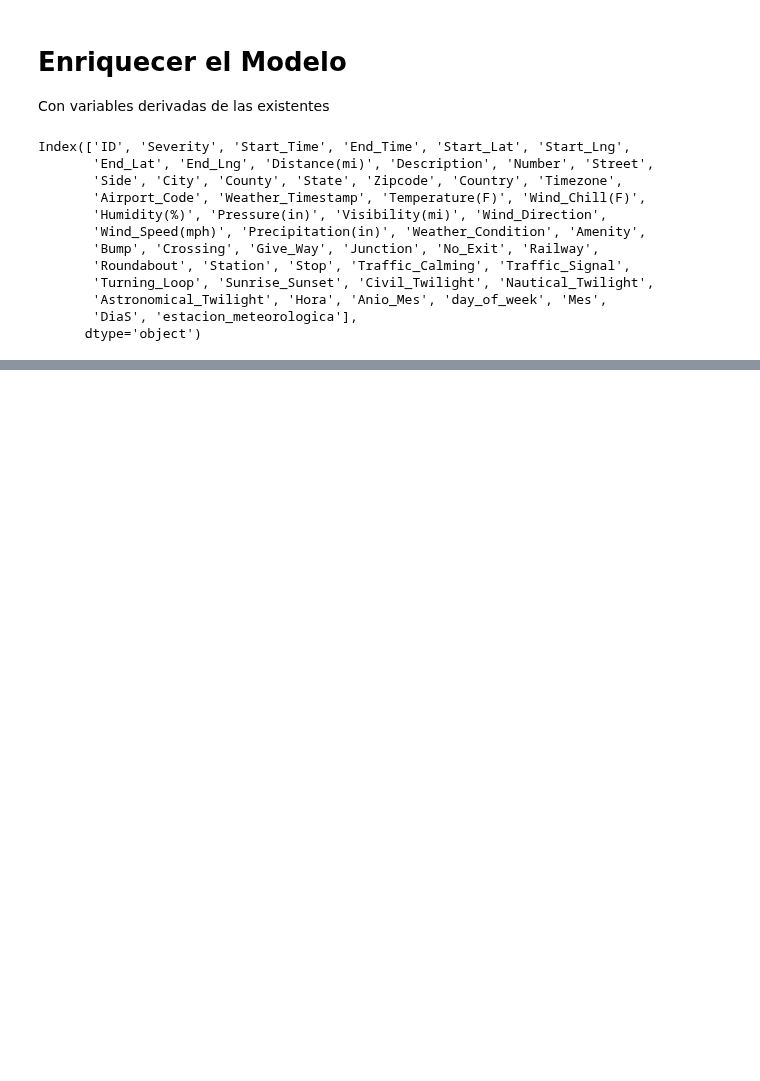
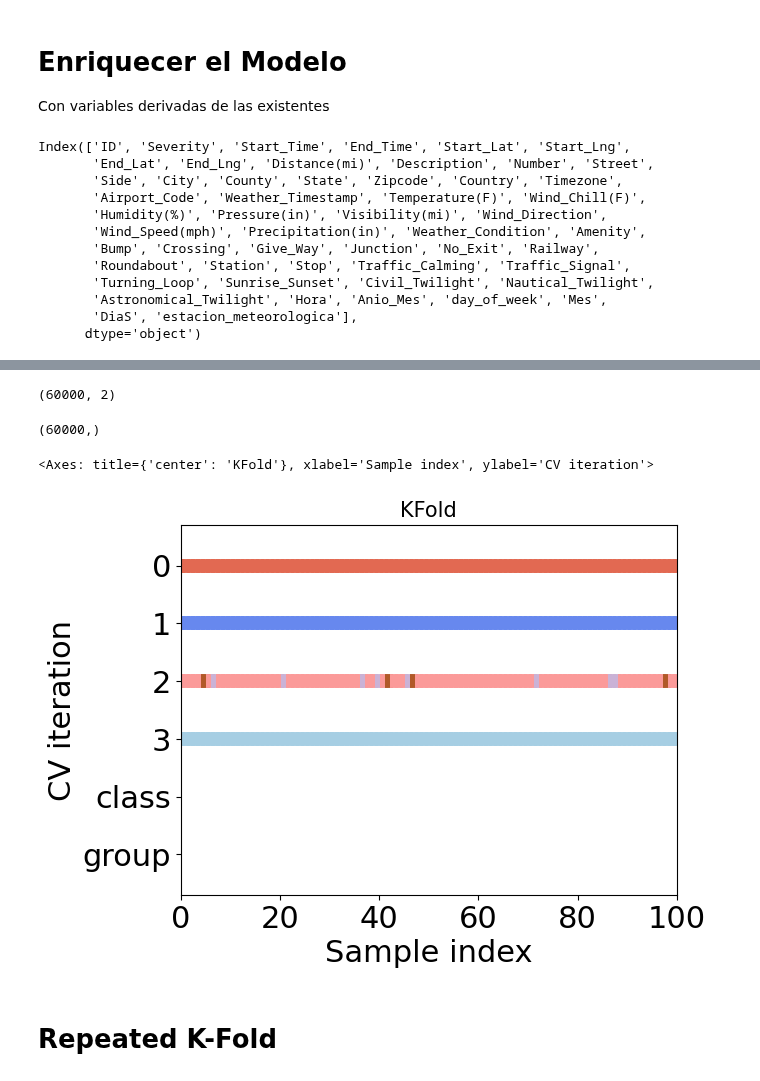
Before and after one commit to EWECORP/DScience_41870, a Jupyter notebook: Desafio_CrossValidation_Eduardo_Ettlin.ipynb, the cells around one changed output, grey strips where cells are left out. Cells and saved outputs as stored; diff of their text form; code cells hidden in the pictures; blank space fills up the shorter version.

```diff
--- a/Desafio_CrossValidation_Eduardo_Ettlin.ipynb
+++ b/Desafio_CrossValidation_Eduardo_Ettlin.ipynb
@@ -318,0 +263,6 @@ print(f'Accuracy del modelo = {round(accuracy_score(y_test, halving_cv.predict(X
+# %%
+# normalizar data
+#X = df_filtered.values
+sc = StandardScaler()
+sc.fit(X)
+X = sc.transform(X)
@@ -318,0 +285,4 @@ print(f'Accuracy del modelo = {round(accuracy_score(y_test, halving_cv.predict(X
+# %%
+# Separar en train y test
+X_train,X_test, y_train, y_test = train_test_split(X, y, test_size=0.4, random_state=0)
+print(X_train.shape, X_test.shape)
@@ -318,0 +361,5 @@ print(f'Accuracy del modelo = {round(accuracy_score(y_test, halving_cv.predict(X
+# %%
+from sklearn.model_selection import KFold
+kf = KFold(n_splits=2)
+for X_test, y_test in kf.split(X):
+      print("%s %s" % (X_train, X_test))
@@ -318,0 +381,25 @@ print(f'Accuracy del modelo = {round(accuracy_score(y_test, halving_cv.predict(X
+# %%
+X_train.shape
+# %% [output]
+(60000, 2)
+# %%
+y_train.shape
+# %% [output]
+(60000,)
+# %%
+# Generate uneven groups
+rng = np.random.RandomState(1338)
+cmap_data = plt.cm.Paired
+cmap_cv = plt.cm.coolwarm
+n_splits = 4
+
+group_prior = rng.dirichlet([2] * 10)
+groups = np.repeat(np.arange(10), rng.multinomial(60000, group_prior))
+# %%
+fig, ax = plt.subplots()
+plot_cv_indices(kf, X_train, y_train, groups, ax, n_splits)
+# %% [output]
+<Axes: title={'center': 'KFold'}, xlabel='Sample index', ylabel='CV iteration'>
+[figure, added]
+# %% [markdown]
+# Repeated K-Fold
```
Also changed, not shown: parts of 44 cells of this notebook.
